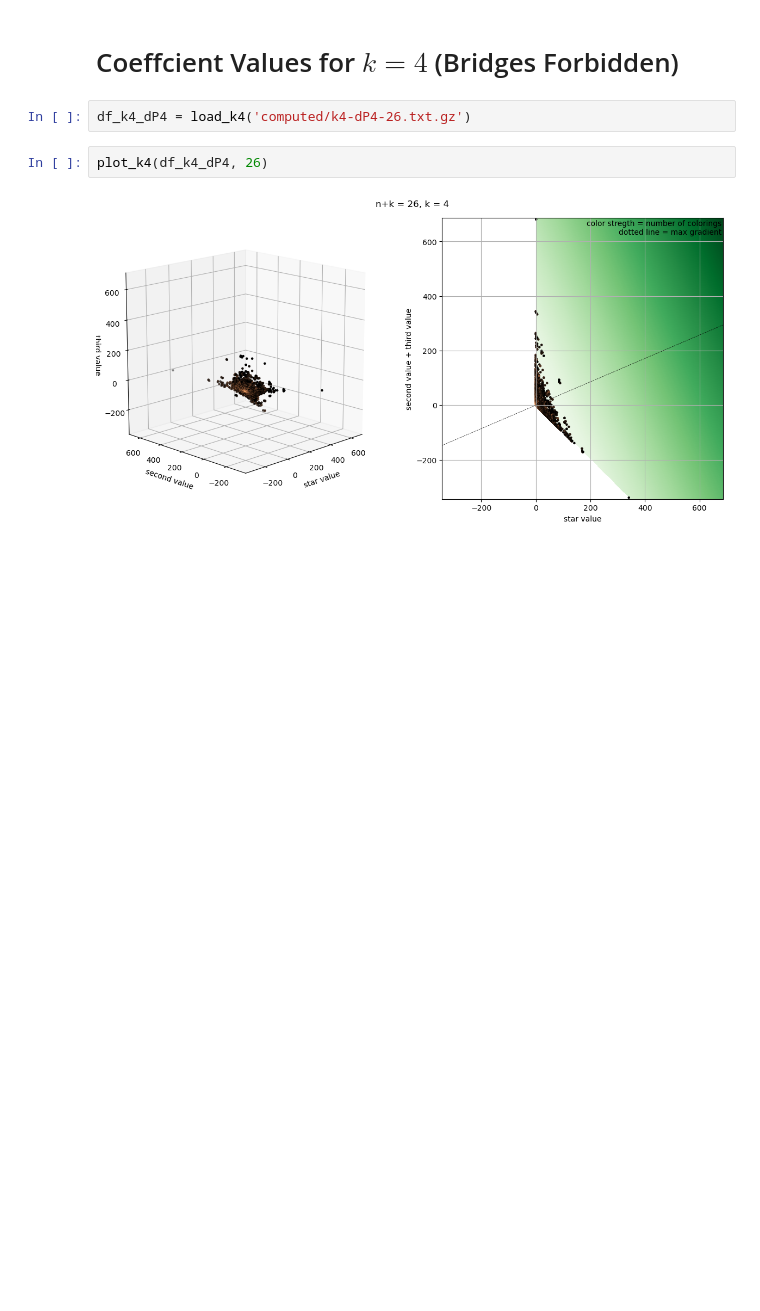
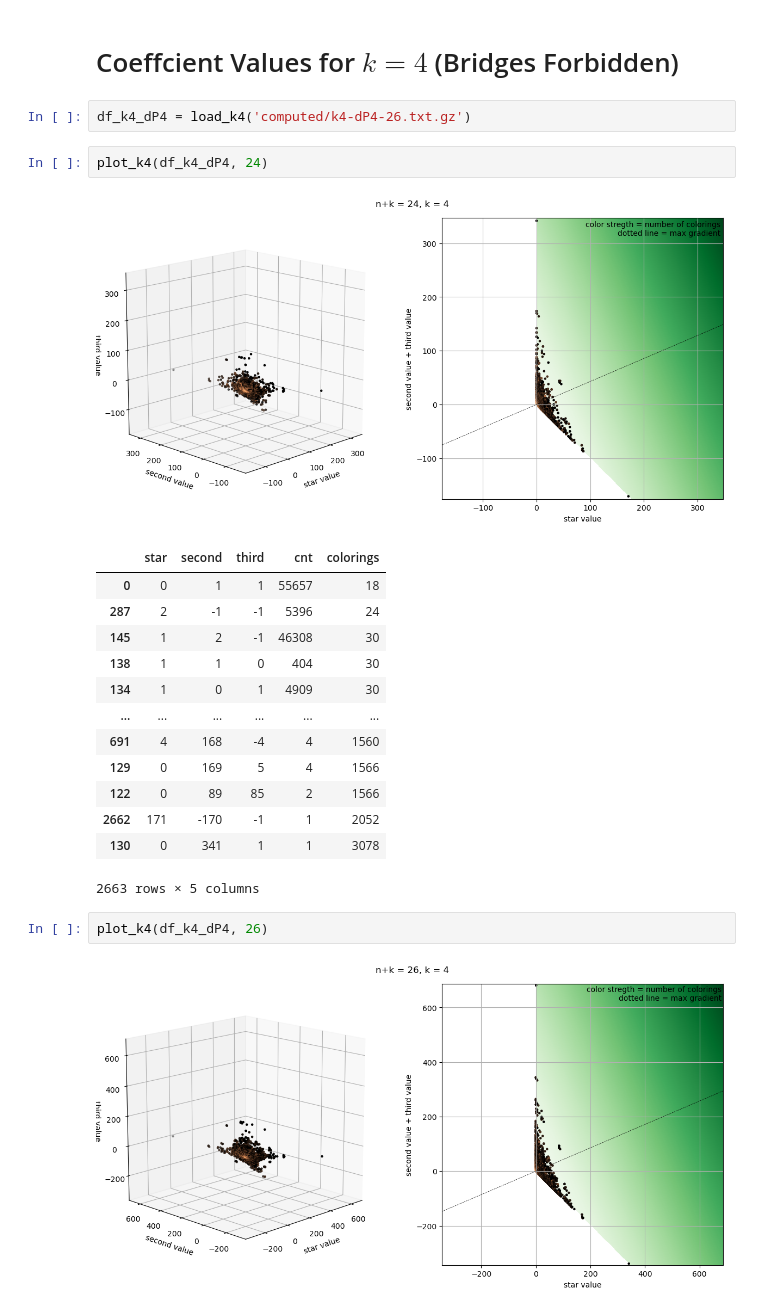
Before and after one commit to davidmisiak/flow-polynomials, a Jupyter notebook: analysis.ipynb, the cells around one changed output. Drawn from its saved outputs; the diff is of its cells as text; blank space fills up the shorter version.

```diff
--- a/analysis.ipynb
+++ b/analysis.ipynb
@@ -193,6 +215,23 @@ plot_k4(df_k4_c2m2dP4, 26)
 # Coeffcient Values for $k=4$ (Bridges Forbidden)
 # %%
 df_k4_dP4 = load_k4('computed/k4-dP4-26.txt.gz')
+# %%
+plot_k4(df_k4_dP4, 24)
+# %% [output]
+[figure, added]
+|  | star | second | third | cnt | colorings |
+| 0 | 0 | 1 | 1 | 55657 | 18 |
+| 287 | 2 | -1 | -1 | 5396 | 24 |
+| 145 | 1 | 2 | -1 | 46308 | 30 |
+| 138 | 1 | 1 | 0 | 404 | 30 |
+| 134 | 1 | 0 | 1 | 4909 | 30 |
+| ... | ... | ... | ... | ... | ... |
+| 691 | 4 | 168 | -4 | 4 | 1560 |
+| 129 | 0 | 169 | 5 | 4 | 1566 |
+| 122 | 0 | 89 | 85 | 2 | 1566 |
+| 2662 | 171 | -170 | -1 | 1 | 2052 |
+| 130 | 0 | 341 | 1 | 1 | 3078 |
+2663 rows × 5 columns
 # %%
 plot_k4(df_k4_dP4, 26)
 # %% [output]
```
Also changed, not shown: parts of 2 cells of this notebook.
